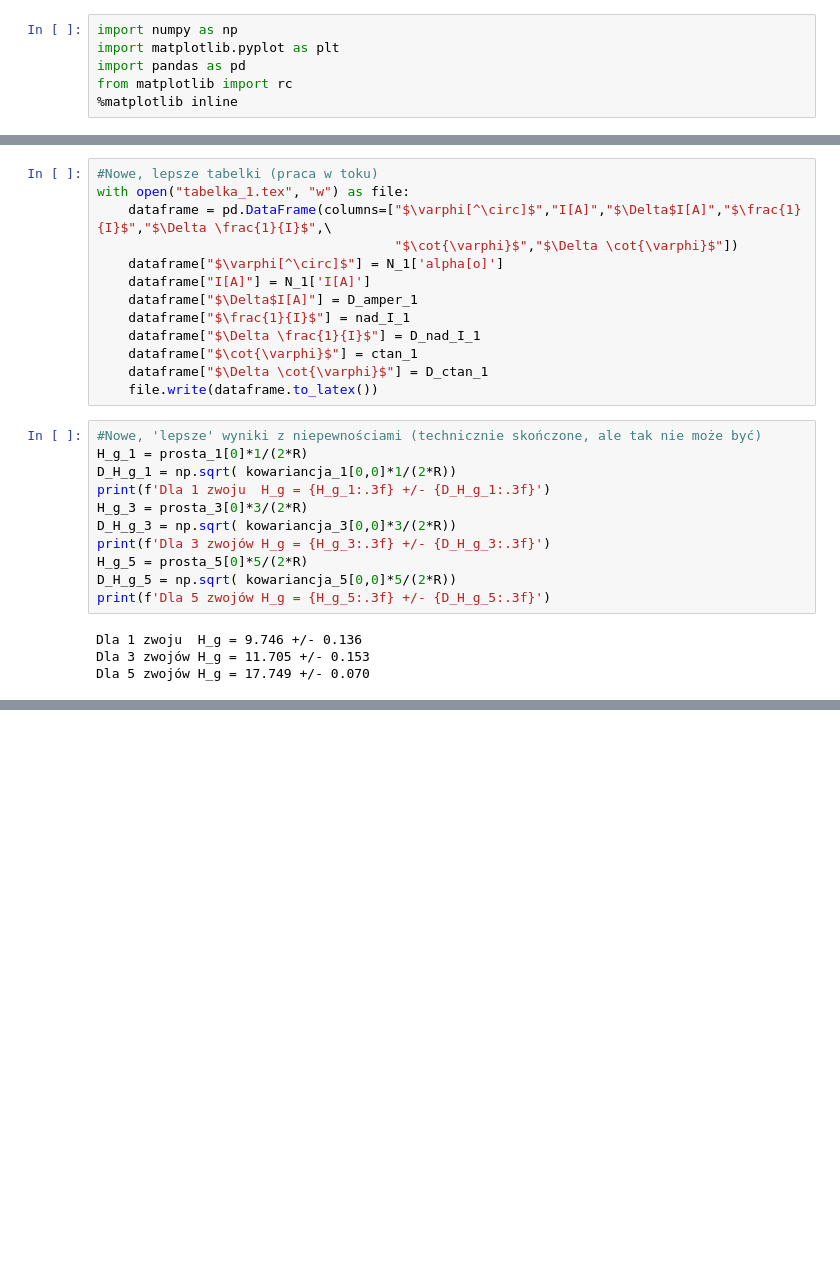
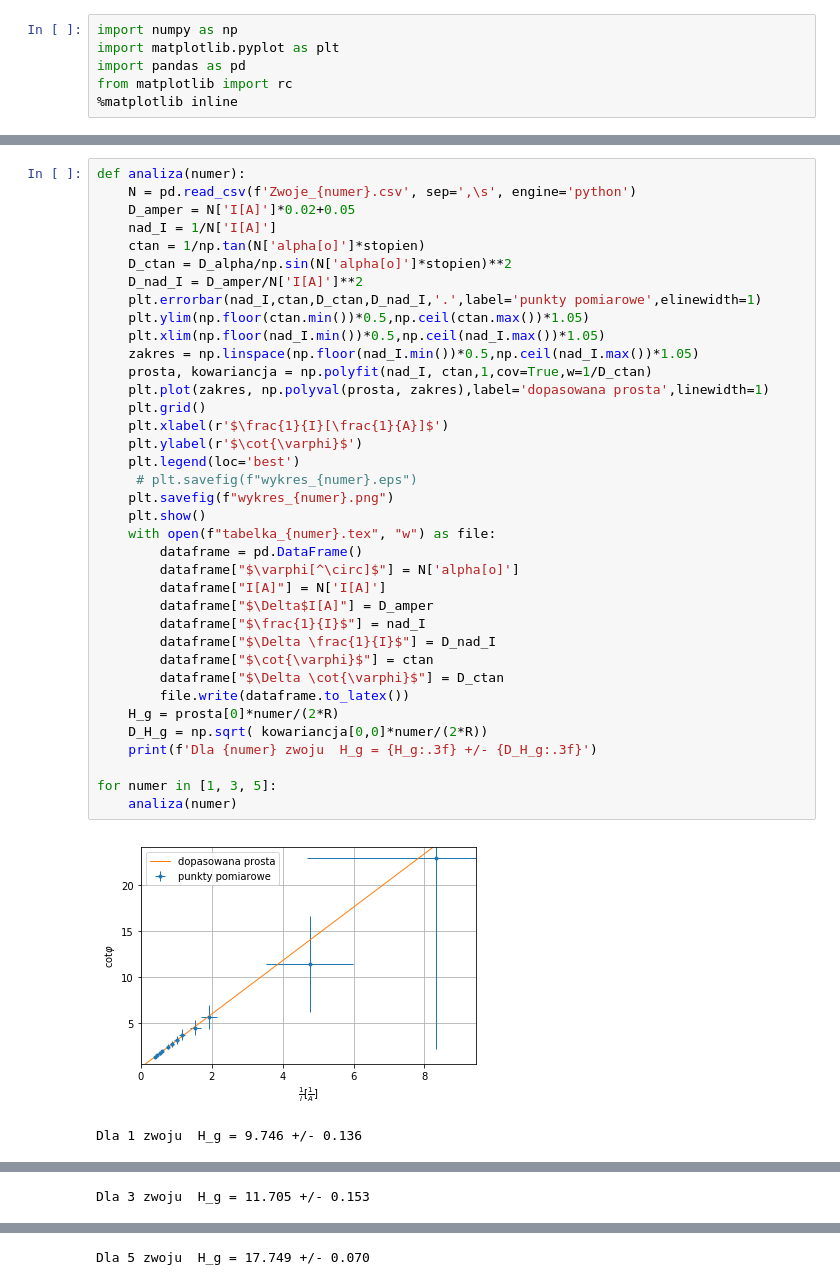
Before and after one commit to MarikinPaulina/LabFiz1, a Jupyter notebook: 09-46-Busola/Busola.ipynb, the cells around one changed output, grey strips where cells are left out. Saved outputs shown, nothing was run; the diff lists cells and outputs as text; blank space fills up the shorter version.

```diff
--- a/09-46-Busola/Busola.ipynb
+++ b/09-46-Busola/Busola.ipynb
@@ -119,28 +13,40 @@ plt.savefig("wykres_5.png")
-# %%
-#Nowe, lepsze tabelki (praca w toku)
-with open("tabelka_1.tex", "w") as file:
-    dataframe = pd.DataFrame(columns=["$\varphi[^\circ]$","I[A]","$\Delta$I[A]","$\frac{1}{I}$","$\Delta \frac{1}{I}$",\
-                                      "$\cot{\varphi}$","$\Delta \cot{\varphi}$"])
-    dataframe["$\varphi[^\circ]$"] = N_1['alpha[o]']
-    dataframe["I[A]"] = N_1['I[A]']
-    dataframe["$\Delta$I[A]"] = D_amper_1
-    dataframe["$\frac{1}{I}$"] = nad_I_1
-    dataframe["$\Delta \frac{1}{I}$"] = D_nad_I_1
-    dataframe["$\cot{\varphi}$"] = ctan_1
-    dataframe["$\Delta \cot{\varphi}$"] = D_ctan_1
-    file.write(dataframe.to_latex())
-# %%
-#Nowe, 'lepsze' wyniki z niepewnościami (technicznie skończone, ale tak nie może być)
-H_g_1 = prosta_1[0]*1/(2*R)
-D_H_g_1 = np.sqrt( kowariancja_1[0,0]*1/(2*R))
-print(f'Dla 1 zwoju  H_g = {H_g_1:.3f} +/- {D_H_g_1:.3f}')
-H_g_3 = prosta_3[0]*3/(2*R)
-D_H_g_3 = np.sqrt( kowariancja_3[0,0]*3/(2*R))
-print(f'Dla 3 zwojów H_g = {H_g_3:.3f} +/- {D_H_g_3:.3f}')
-H_g_5 = prosta_5[0]*5/(2*R)
-D_H_g_5 = np.sqrt( kowariancja_5[0,0]*5/(2*R))
-print(f'Dla 5 zwojów H_g = {H_g_5:.3f} +/- {D_H_g_5:.3f}')
-# %% [output]
-Dla 1 zwoju  H_g = 9.746 +/- 0.136
-Dla 3 zwojów H_g = 11.705 +/- 0.153
-Dla 5 zwojów H_g = 17.749 +/- 0.070
+# %%
+def analiza(numer):
+    N = pd.read_csv(f'Zwoje_{numer}.csv', sep=',\s', engine='python')
+    D_amper = N['I[A]']*0.02+0.05
+    nad_I = 1/N['I[A]']
+    ctan = 1/np.tan(N['alpha[o]']*stopien)
+    D_ctan = D_alpha/np.sin(N['alpha[o]']*stopien)**2
+    D_nad_I = D_amper/N['I[A]']**2
+    plt.errorbar(nad_I,ctan,D_ctan,D_nad_I,'.',label='punkty pomiarowe',elinewidth=1)
+    plt.ylim(np.floor(ctan.min())*0.5,np.ceil(ctan.max())*1.05)
+    plt.xlim(np.floor(nad_I.min())*0.5,np.ceil(nad_I.max())*1.05)
+    zakres = np.linspace(np.floor(nad_I.min())*0.5,np.ceil(nad_I.max())*1.05)
+    prosta, kowariancja = np.polyfit(nad_I, ctan,1,cov=True,w=1/D_ctan)
+    plt.plot(zakres, np.polyval(prosta, zakres),label='dopasowana prosta',linewidth=1)
+    plt.grid()
+    plt.xlabel(r'$\frac{1}{I}[\frac{1}{A}]$')
+    plt.ylabel(r'$\cot{\varphi}$')
+    plt.legend(loc='best')
+     # plt.savefig(f"wykres_{numer}.eps")
+    plt.savefig(f"wykres_{numer}.png")
+    plt.show()
+    with open(f"tabelka_{numer}.tex", "w") as file:
+        dataframe = pd.DataFrame()
+        dataframe["$\varphi[^\circ]$"] = N['alpha[o]']
+        dataframe["I[A]"] = N['I[A]']
+        dataframe["$\Delta$I[A]"] = D_amper
+        dataframe["$\frac{1}{I}$"] = nad_I
+        dataframe["$\Delta \frac{1}{I}$"] = D_nad_I
+        dataframe["$\cot{\varphi}$"] = ctan
+        dataframe["$\Delta \cot{\varphi}$"] = D_ctan
+        file.write(dataframe.to_latex())
+    H_g = prosta[0]*numer/(2*R)
+    D_H_g = np.sqrt( kowariancja[0,0]*numer/(2*R))
+    print(f'Dla {numer} zwoju  H_g = {H_g:.3f} +/- {D_H_g:.3f}')
+
+for numer in [1, 3, 5]:
+    analiza(numer)
+# %% [output]
+[figure, added]
+Dla 1 zwoju  H_g = 9.746 +/- 0.136
@@ -146,0 +54 @@ Dla 5 zwojów H_g = 17.749 +/- 0.070
+Dla 3 zwoju  H_g = 11.705 +/- 0.153
@@ -146,0 +56 @@ Dla 5 zwojów H_g = 17.749 +/- 0.070
+Dla 5 zwoju  H_g = 17.749 +/- 0.070
```
Also changed, not shown: parts of 9 cells of this notebook, 6 other files.
